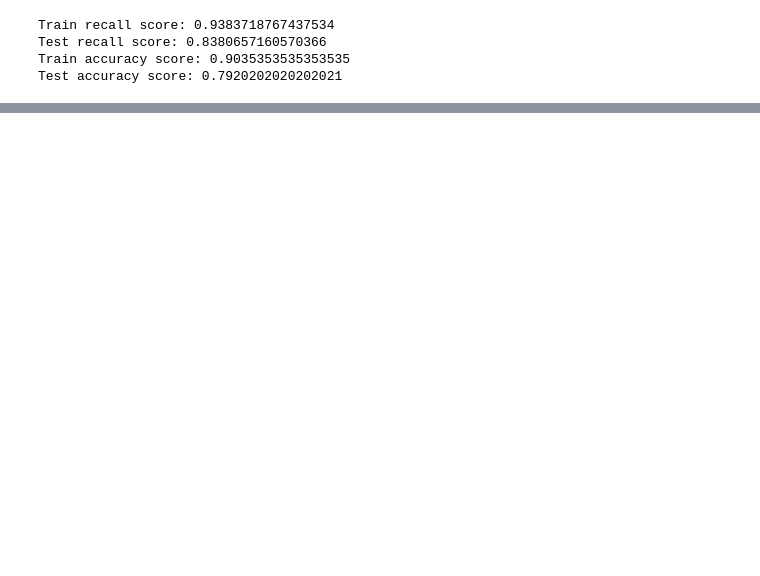
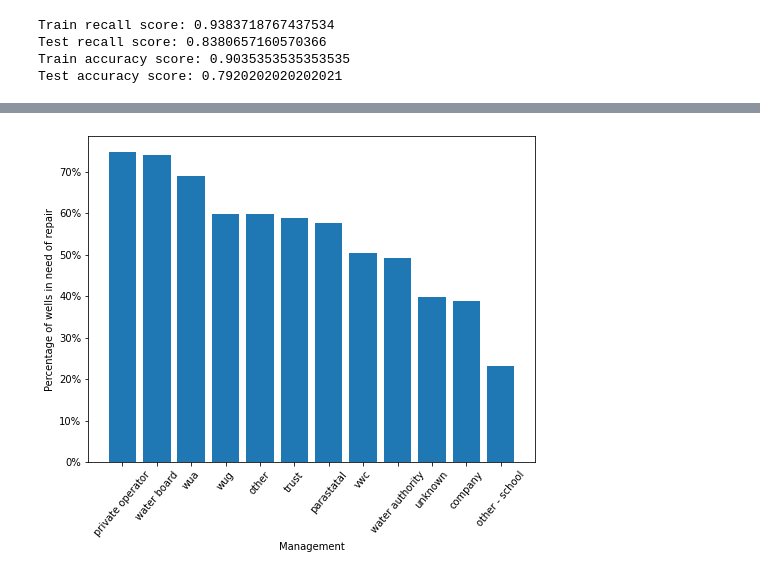
Before and after one commit to hall-nicholas/flatiron-ds-project-3, a Jupyter notebook: code/nick_eda2.ipynb, the cells around one changed output, grey strips where cells are left out. Cells and saved outputs as stored; diff of their text form; code cells hidden in the pictures; blank space fills up the shorter version.

```diff
--- a/code/nick_eda2.ipynb
+++ b/code/nick_eda2.ipynb
@@ -9,5 +14,5 @@ from functions import load_clean_XY
 # %%
-X, y = load_clean_XY('../data/4910797b-ee55-40a7-8668-10efd5c1b960.csv', '../data/0bf8bc6e-30d0-4c50-956a-603fc693d966.csv')
+X, y, comb_df = load_clean_XY('../data/4910797b-ee55-40a7-8668-10efd5c1b960.csv', '../data/0bf8bc6e-30d0-4c50-956a-603fc693d966.csv')
 
 X_train, X_test, y_train, y_test = train_test_split(X, y, stratify=y, test_size=.5, random_state=1)
 
@@ -27,0 +139,3 @@ Test accuracy score: 0.7920202020202021
+# %%
+repair_management = comb_df[['needs_repair', 'management']]
+repair_management.head()
@@ -27,0 +181,4 @@ Test accuracy score: 0.7920202020202021
+# %%
+repair_perc_by_management = repair_management.loc[repair_management.needs_repair == 1].management.value_counts() / repair_management.management.value_counts()
+repair_perc_by_management.sort_values(ascending=False, inplace=True)
+repair_perc_by_management
@@ -27,0 +199,9 @@ Test accuracy score: 0.7920202020202021
+# %%
+fig, ax = plt.subplots(figsize=(8,6))
+ax.bar(repair_perc_by_management.index, repair_perc_by_management.values)
+ax.set_xlabel('Management')
+ax.set_ylabel('Percentage of wells in need of repair')
+ax.yaxis.set_major_formatter(mtick.PercentFormatter(1))
+plt.xticks(rotation=50);
+# %% [output]
+[figure, added]
```
Also changed, not shown: parts of 22 cells of this notebook, 1 other file.
